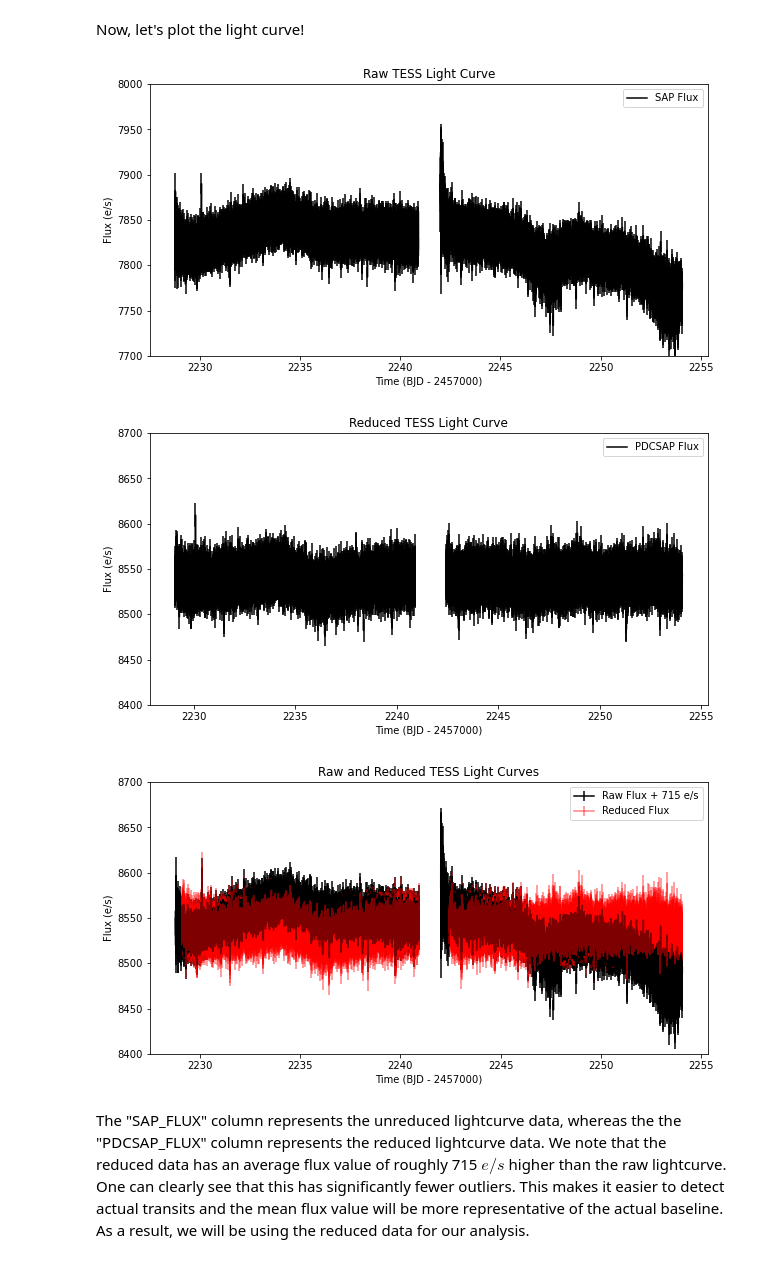
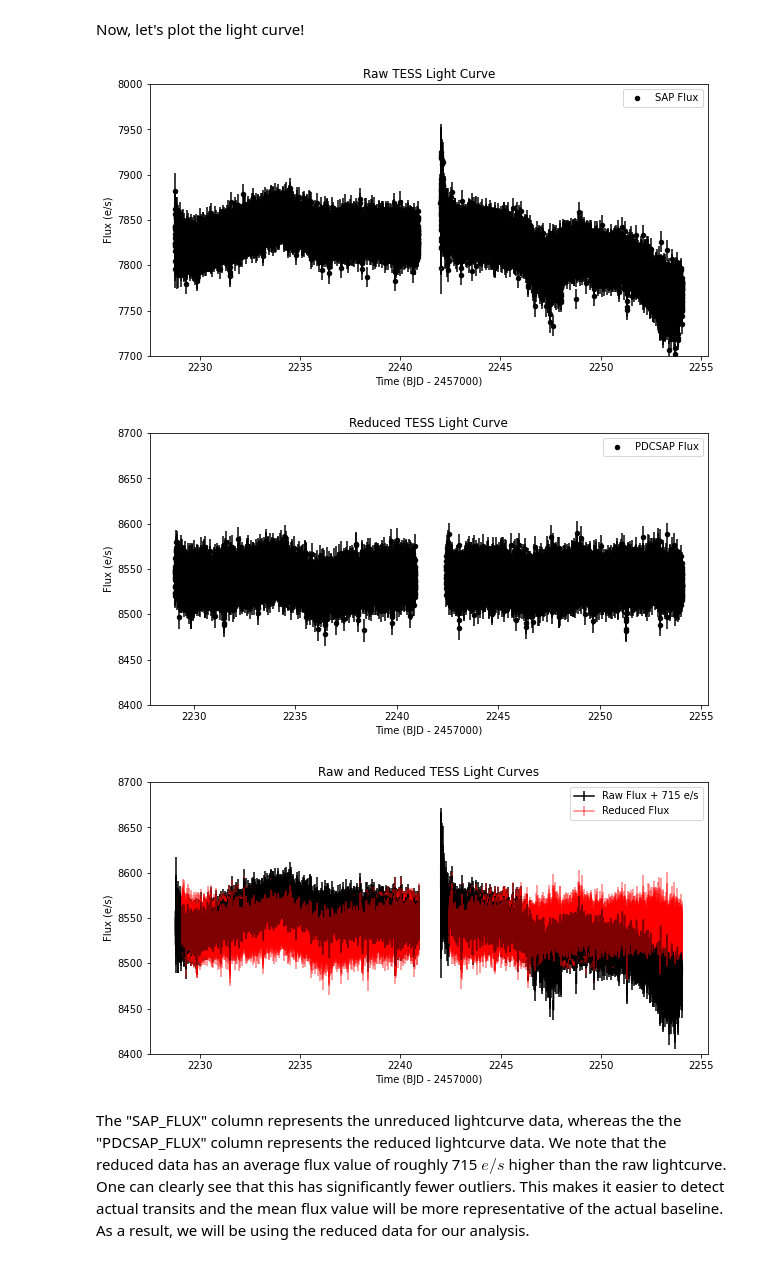
Before and after one commit to tylerbarna/AST5731-projects, a Jupyter notebook: Project1.ipynb, the cells around one changed output. Cells and saved outputs as stored; diff of their text form; code cells hidden in the pictures.

```diff
--- a/Project1.ipynb
+++ b/Project1.ipynb
@@ -131,41 +141,45 @@ memory usage: 1.7 MB
 Note: do we want to make any cuts based on the quality column?
 # %% [markdown]
 Now, let's plot the light curve!
+# %%
+popOutlier = True
+if popOutlier:
+    df = df[(df['PDCSAP_FLUX'] <= 8590) | (np.isnan(df['PDCSAP_FLUX']))]
 # %%
 ## plot raw flux data (sap_flux)
-df.plot(x='TIME', y='SAP_FLUX', yerr='SAP_FLUX_ERR', figsize=(10,5), color='black', label='SAP Flux', title='Raw TESS Light Curve')
+df.plot(x='TIME', y='SAP_FLUX', yerr='SAP_FLUX_ERR', figsize=(10,5), color='black', label='SAP Flux', kind='scatter', title='Raw TESS Light Curve')
 plt.ylim(7700, 8000)
 plt.xlabel('Time (BJD - 2457000)');
 plt.ylabel('Flux (e/s)');
 plt.show();
 
 ## plot the reduced data (pdcsap_flux)
-df.plot(x='TIME', y='PDCSAP_FLUX', yerr='PDCSAP_FLUX_ERR', figsize=(10,5), color='black', label='PDCSAP Flux', title='Reduced TESS Light Curve')
+df.plot(x='TIME', y='PDCSAP_FLUX', yerr='PDCSAP_FLUX_ERR', figsize=(10,5), color='black', label='PDCSAP Flux', kind='scatter', title='Reduced TESS Light Curve')
 plt.ylim(8400, 8700)
 #plt.ylim(0.9*df['SAP_FLUX'].min(), 1.1*df['SAP_FLUX'].max()) ## for consistency of comparison
 plt.xlabel('Time (BJD - 2457000)');
 plt.ylabel('Flux (e/s)');
 plt.show();
 
 ## plot them together, adusting values so they are centered together
 raw_mean = df['SAP_FLUX'].mean()
 reduced_mean = df['PDCSAP_FLUX'].mean()
 mean_diff = reduced_mean - raw_mean
 raw_flux_adj = df['SAP_FLUX'] + mean_diff
 reduced_flux_adj = df['PDCSAP_FLUX']
 fig, ax = plt.subplots(figsize=(10,5))
 ax.errorbar(df['TIME'], raw_flux_adj, yerr = df['SAP_FLUX_ERR'],color='black', label='Raw Flux + {} e/s'.format(round(mean_diff)))
 ax.errorbar(df['TIME'], reduced_flux_adj, yerr=df['PDCSAP_FLUX_ERR'], color='red', label='Reduced Flux',alpha=0.5)
 plt.ylim(8400, 8700)
 plt.xlabel('Time (BJD - 2457000)');
 plt.ylabel('Flux (e/s)');
 plt.title('Raw and Reduced TESS Light Curves')
 plt.legend();
 plt.show();
 # %% [output]
-[figure, old version]
+[figure, new version]
-[figure, old version]
+[figure, new version]
-[figure, old version]
+[figure, new version]
 # %% [markdown]
 The "SAP_FLUX" column represents the unreduced lightcurve data, whereas the the "PDCSAP_FLUX" column represents the reduced lightcurve data. We note that the reduced data has an average flux value of roughly 715 $e/s$ higher than the raw lightcurve. One can clearly see that this has significantly fewer outliers. This makes it easier to detect actual transits and the mean flux value will be more representative of the actual baseline. As a result, we will be using the reduced data for our analysis.
 # %% [markdown]
```
Also changed, not shown: parts of 4 cells of this notebook.
